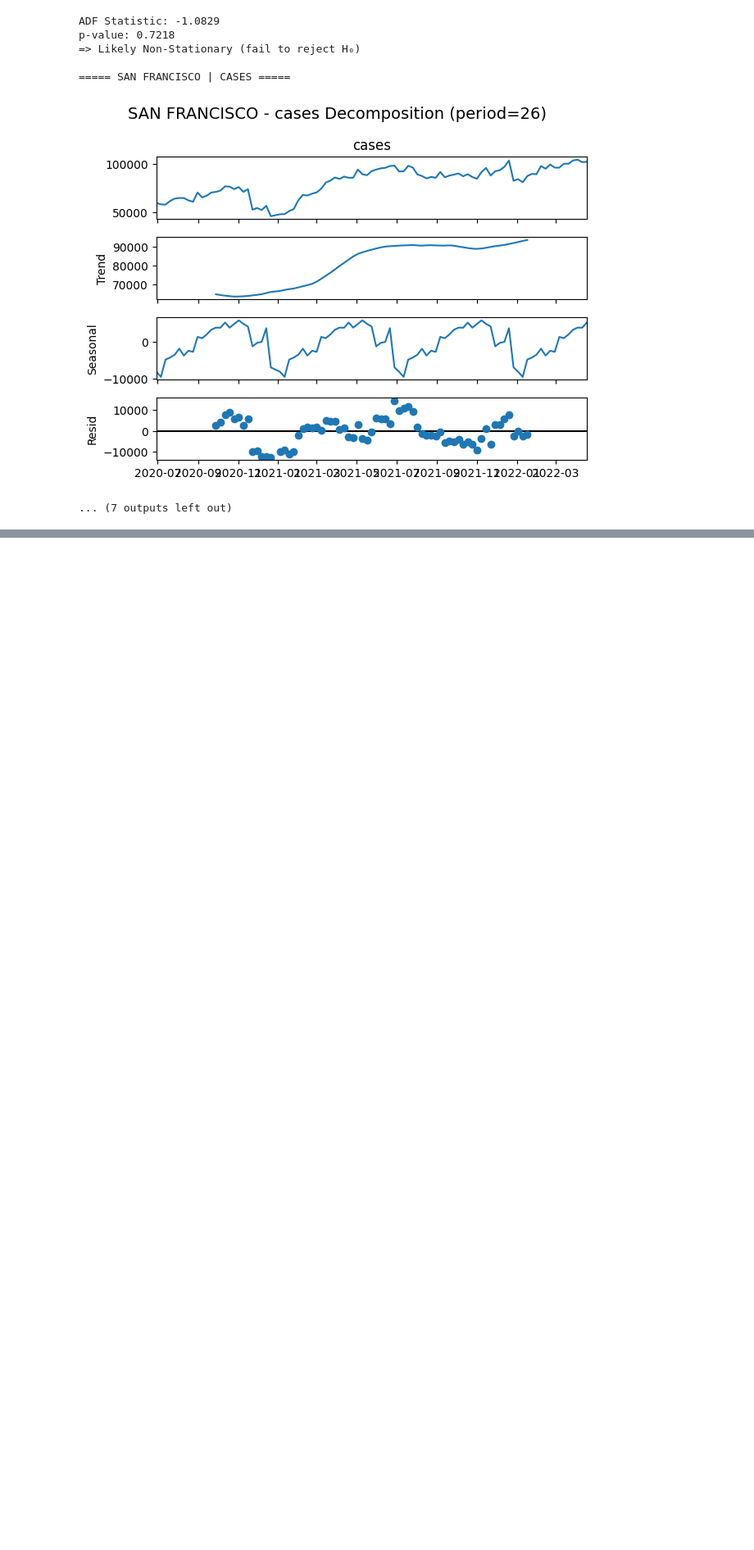
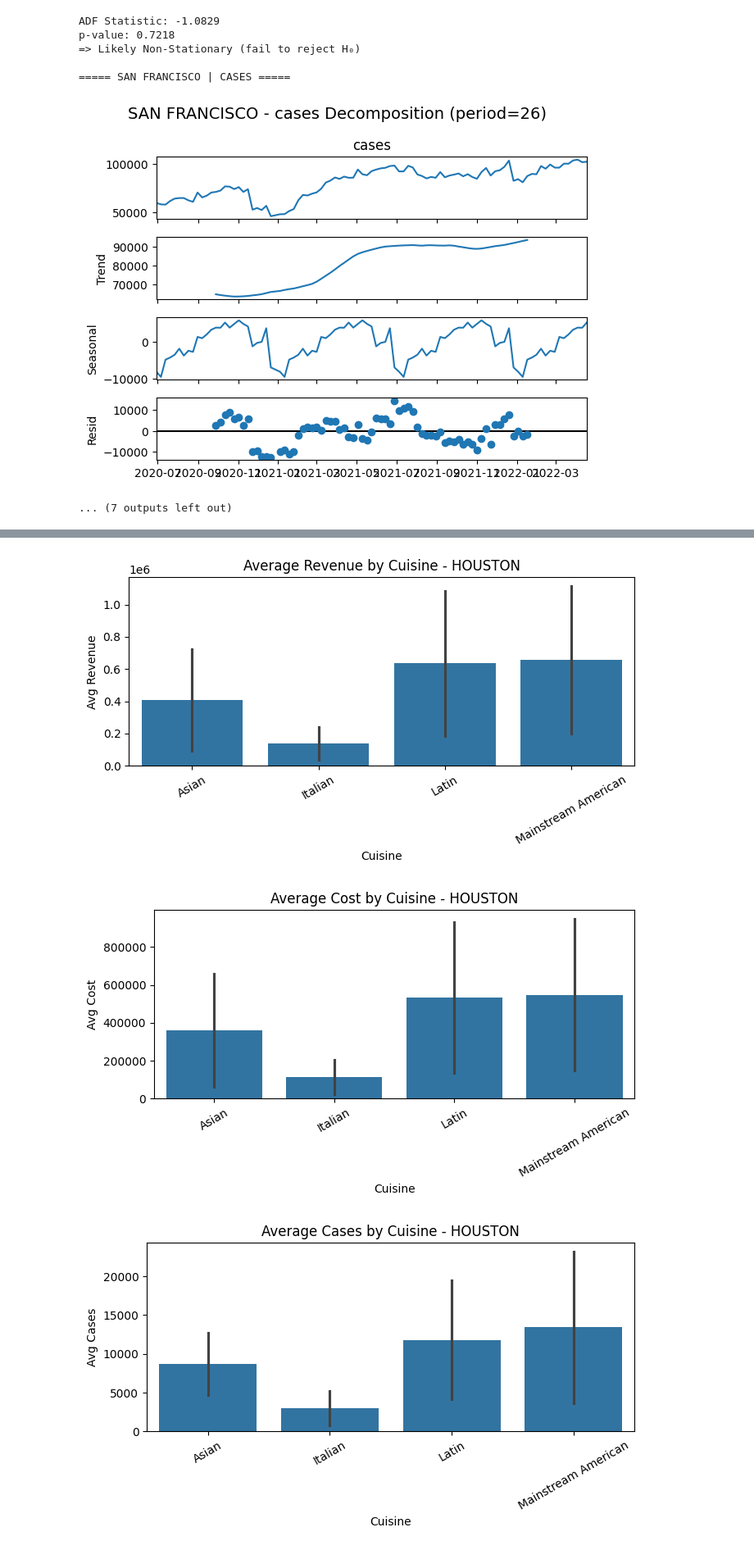
Before and after one commit to drtclem/Sysco, a Jupyter notebook: src/project.ipynb, the cells around one changed output, grey strips where cells are left out. Shown at 82% size. Saved outputs shown, nothing was run; the diff lists cells and outputs as text; code cells hidden in the pictures; blank space fills up the shorter version.

```diff
--- a/src/project.ipynb
+++ b/src/project.ipynb
@@ -506,0 +647,31 @@ p-value: 0.7218
+# %%
+import matplotlib.pyplot as plt
+import seaborn as sns
+
+cities = df['city'].unique()
+metrics = ['revenue', 'cost', 'cases', 'customer_count']
+
+for city in cities:
+    city_df = df[df['city'] == city]
+
+    for metric in metrics:
+        plt.figure(figsize=(7, 4))
+
+        sns.barplot(
+            data=city_df,
+            x='cuisine',
+            y=metric,
+            estimator='mean',
+            errorbar='sd',  # show standard deviation
+        )
+
+        plt.title(f'Average {metric.capitalize()} by Cuisine - {city}')
+        plt.ylabel(f'Avg {metric.capitalize()}')
+        plt.xlabel('Cuisine')
+        plt.xticks(rotation=30)
+        plt.tight_layout()
+        plt.show()
+# %% [output]
+[figure, added]
+[figure, added]
+[figure, added]
```
Also changed, not shown: parts of 31 cells of this notebook.
